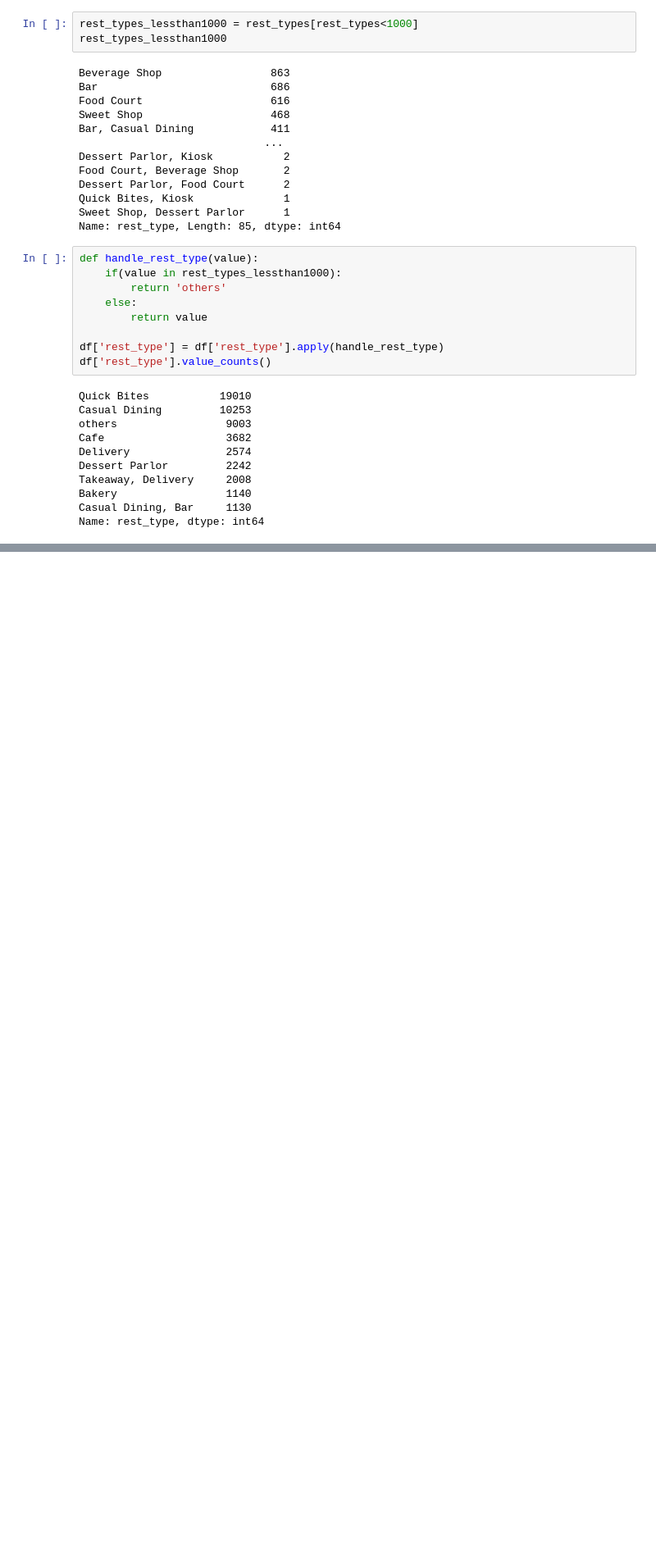
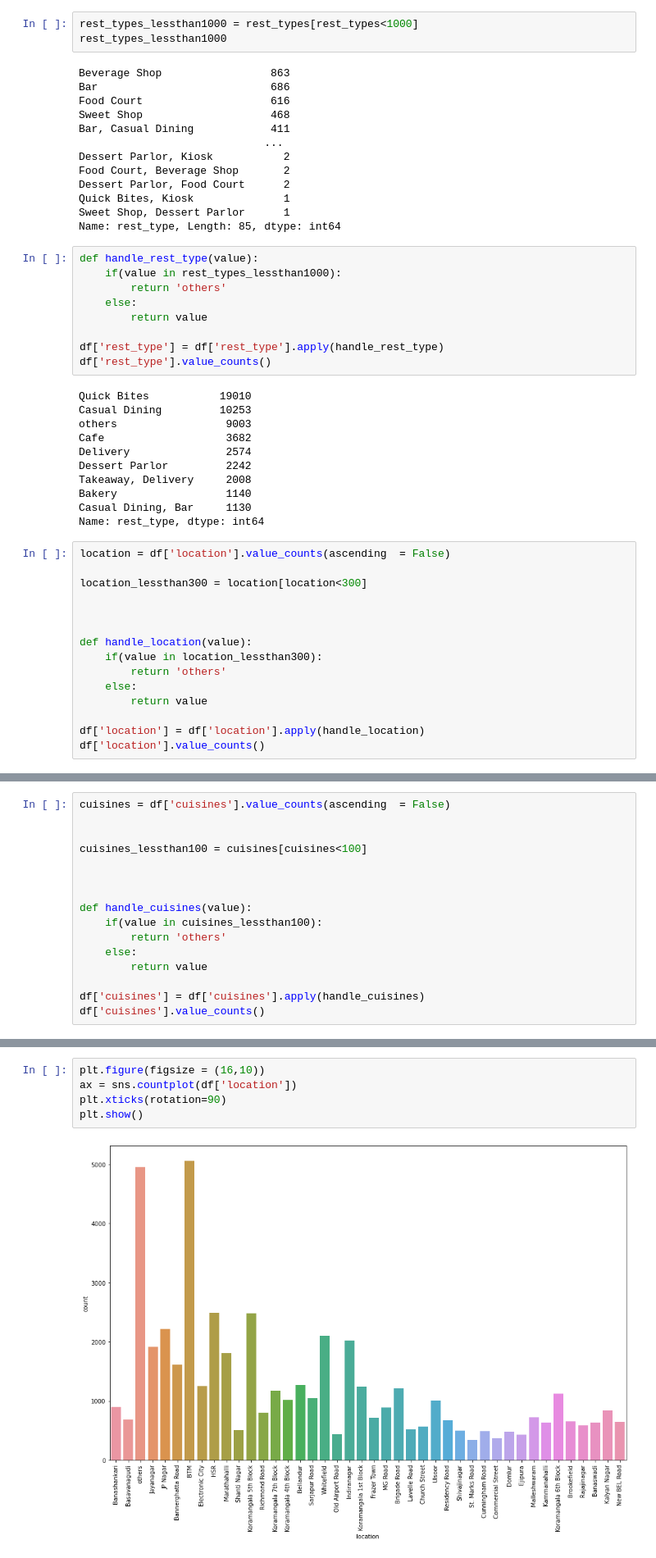
Before and after one commit to jarvis86/machine-learning, a Jupyter notebook: zomato.ipynb, the cells around one changed output, grey strips where cells are left out. Shown: that part at 82% size. Drawn from its saved outputs; the diff is of its cells as text; blank space fills up the shorter version.

```diff
--- a/zomato.ipynb
+++ b/zomato.ipynb
@@ -265,3 +265,18 @@ Takeaway, Delivery     2008
 Bakery                 1140
 Casual Dining, Bar     1130
 Name: rest_type, dtype: int64
+# %%
+location = df['location'].value_counts(ascending  = False)
+
+location_lessthan300 = location[location<300]
+
+
+
+def handle_location(value):
+    if(value in location_lessthan300):
+        return 'others'
+    else:
+        return value
+
+df['location'] = df['location'].apply(handle_location)
+df['location'].value_counts()
@@ -267,0 +301,16 @@ Name: rest_type, dtype: int64
+# %%
+cuisines = df['cuisines'].value_counts(ascending  = False)
+
+
+cuisines_lessthan100 = cuisines[cuisines<100]
+
+
+
+def handle_cuisines(value):
+    if(value in cuisines_lessthan100):
+        return 'others'
+    else:
+        return value
+
+df['cuisines'] = df['cuisines'].apply(handle_cuisines)
+df['cuisines'].value_counts()
@@ -267,0 +339,7 @@ Name: rest_type, dtype: int64
+# %%
+plt.figure(figsize = (16,10))
+ax = sns.countplot(df['location'])
+plt.xticks(rotation=90)
+plt.show()
+# %% [output]
+[figure, added]
```
Also changed, not shown: parts of 12 cells of this notebook.
